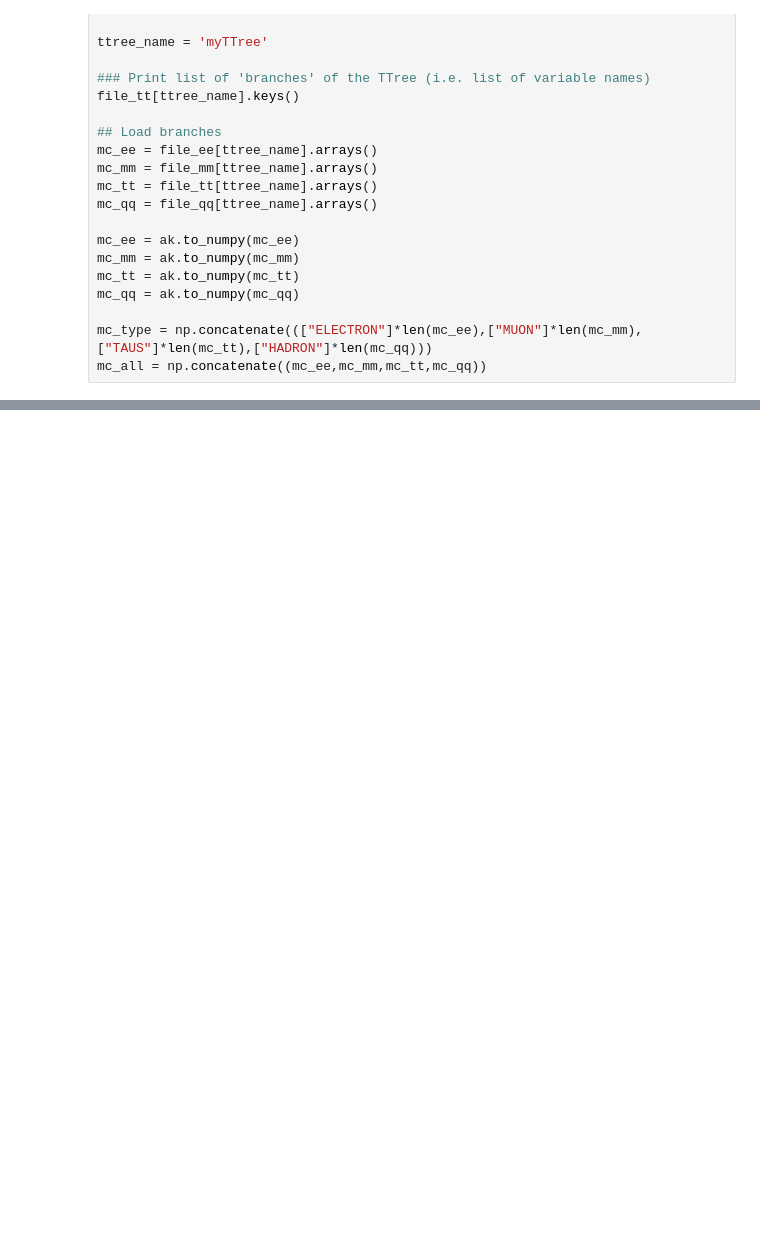
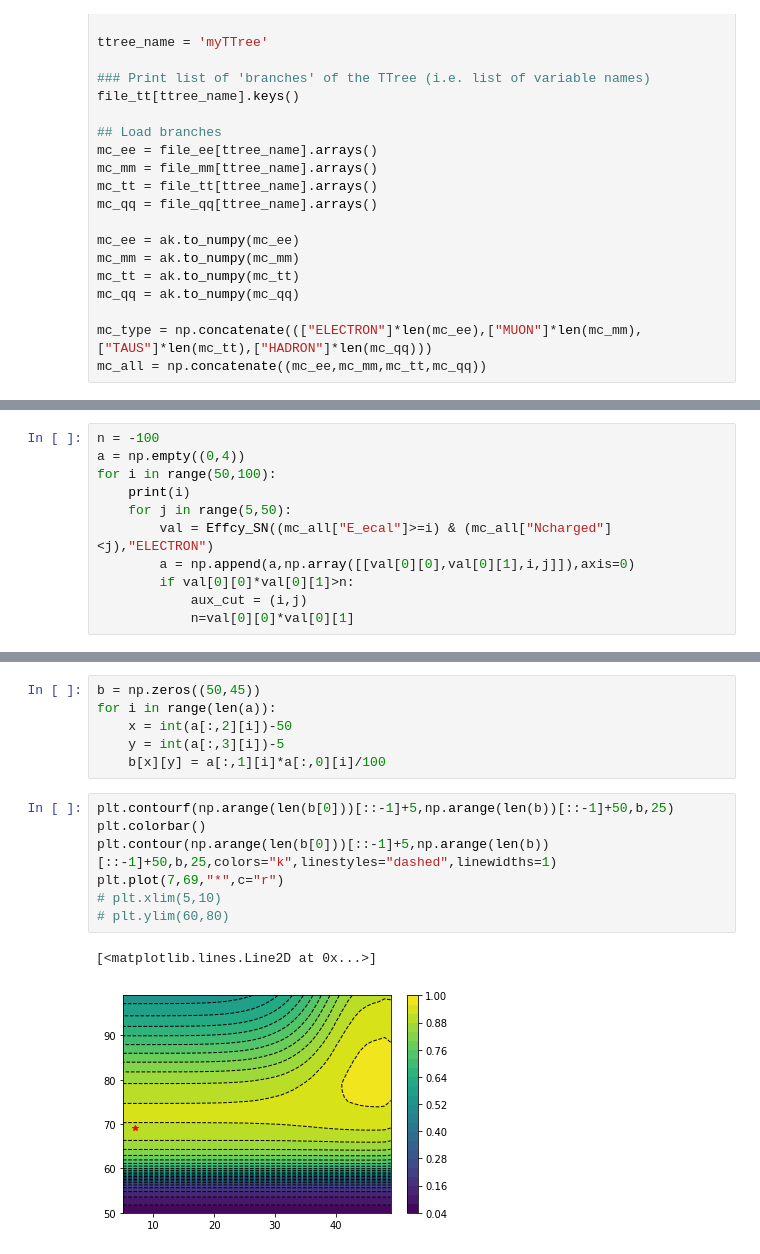
Before and after one commit to rihoppe/z0-precisionmeasurement, a Jupyter notebook: Cuts_by_Hand.ipynb, the cells around one changed output, grey strips where cells are left out. Drawn from its saved outputs; the diff is of its cells as text; blank space fills up the shorter version.

Commit message:
Most efficient cut for Electron

```diff
--- a/Cuts_by_Hand.ipynb
+++ b/Cuts_by_Hand.ipynb
@@ -96,2 +91,13 @@ Hadron: [[96.69652912350476 0.9984495311927086 {'TAUS': 0.155}]]
 Tau: [[93.34461080112101 0.8721838212743872
   {'ELECTRON': 3.213, 'MUON': 5.961, 'HADRON': 3.607}]]
+# %%
+n = -100
+a = np.empty((0,4))
+for i in range(50,100):
+    print(i)
+    for j in range(5,50):
+        val = Effcy_SN((mc_all["E_ecal"]>=i) & (mc_all["Ncharged"]<j),"ELECTRON")
+        a = np.append(a,np.array([[val[0][0],val[0][1],i,j]]),axis=0)
+        if val[0][0]*val[0][1]>n:
+            aux_cut = (i,j)
+            n=val[0][0]*val[0][1]
@@ -97,0 +122,16 @@ Tau: [[93.34461080112101 0.8721838212743872
+# %%
+b = np.zeros((50,45))
+for i in range(len(a)):
+    x = int(a[:,2][i])-50
+    y = int(a[:,3][i])-5
+    b[x][y] = a[:,1][i]*a[:,0][i]/100
+# %%
+plt.contourf(np.arange(len(b[0]))[::-1]+5,np.arange(len(b))[::-1]+50,b,25)
+plt.colorbar()
+plt.contour(np.arange(len(b[0]))[::-1]+5,np.arange(len(b))[::-1]+50,b,25,colors="k",linestyles="dashed",linewidths=1)
+plt.plot(7,69,"*",c="r")
+# plt.xlim(5,10)
+# plt.ylim(60,80)
+# %% [output]
+[<matplotlib.lines.Line2D at 0x...>]
+[figure, added]
```
Also changed, not shown: parts of 8 cells of this notebook.
